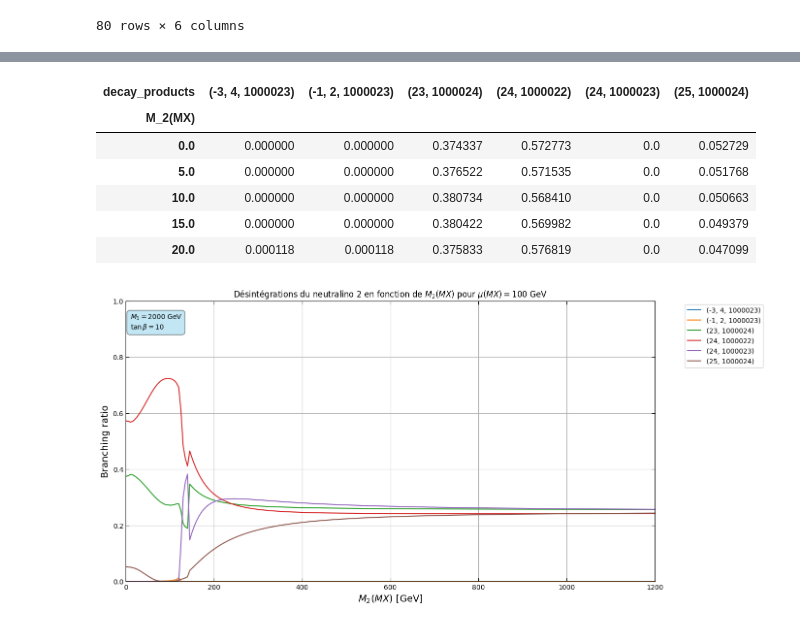
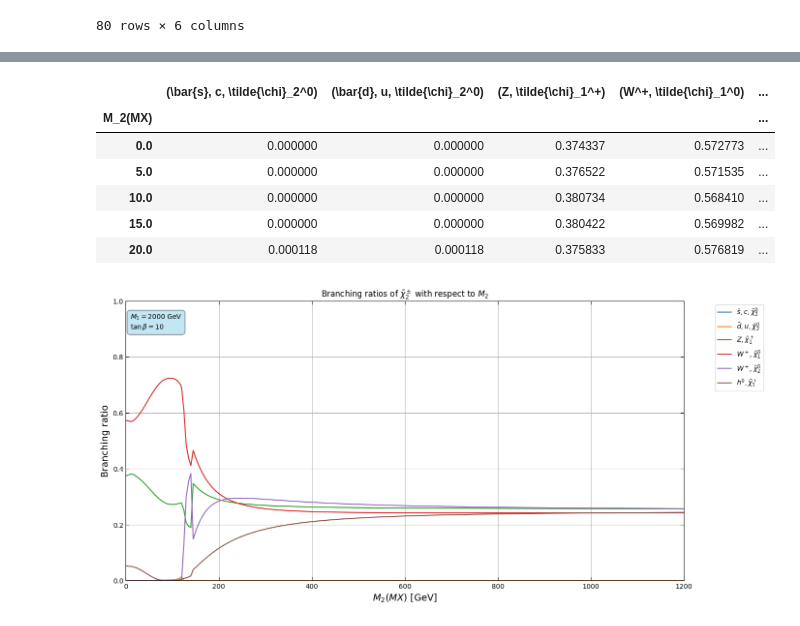
Before and after one commit to Ryudoro/softsusy, a Jupyter notebook: analysis/figure2.ipynb, the cells around one changed output, grey strips where cells are left out. Drawn from its saved outputs; the diff is of its cells as text; code cells hidden in the pictures.

```diff
--- a/analysis/figure2.ipynb
+++ b/analysis/figure2.ipynb
@@ -3,6 +3,8 @@ from figure1 import extract_slha
 from figure1 import slha_folder
 from figure1 import plot
 import pandas as pd
+from particle_name import particles_names
+particles_name = particles_names()
 # %%
 df_desin = slha_folder('M2from0to1200M12000mu100')
 # %%
@@ -33,6 +35,9 @@ pivot_data_N3 = grouped_data_N3.pivot(index='M_2(MX)', columns='decay_products',
 
 # Fill NaN values with 0
 pivot_data_N3.fillna(0, inplace=True)
+def latex_decay_products_to_names(decay_tuple_str):
+    return tuple(particles_name.get(int(pid.strip()), pid.strip()) for pid in decay_tuple_str.strip('()').split(','))
 
+pivot_data_N3.columns = [latex_decay_products_to_names(str(col)) for col in pivot_data_N3.columns]
 pivot_data_N3.head()
 # %% [output]
@@ -55,18 +60,18 @@ pivot_data_C2 = grouped_data_C2.pivot(index='M_2(MX)', columns='decay_products',
 
 # Fill NaN values with 0
 pivot_data_C2.fillna(0, inplace=True)
-
+pivot_data_C2.columns = [latex_decay_products_to_names(str(col)) for col in pivot_data_C2.columns]
 pivot_data_C2.head()
 # %% [output]
-| decay_products | (-3, 4, 1000023) | (-1, 2, 1000023) | (23, 1000024) | (24, 1000022) | (24, 1000023) | (25, 1000024) |
-| M_2(MX) |  |  |  |  |  |  |
-| 0.0 | 0.000000 | 0.000000 | 0.374337 | 0.572773 | 0.0 | 0.052729 |
-| 5.0 | 0.000000 | 0.000000 | 0.376522 | 0.571535 | 0.0 | 0.051768 |
-| 10.0 | 0.000000 | 0.000000 | 0.380734 | 0.568410 | 0.0 | 0.050663 |
-| 15.0 | 0.000000 | 0.000000 | 0.380422 | 0.569982 | 0.0 | 0.049379 |
-| 20.0 | 0.000118 | 0.000118 | 0.375833 | 0.576819 | 0.0 | 0.047099 |
+|  | (\bar{s}, c, \tilde{\chi}_2^0) | (\bar{d}, u, \tilde{\chi}_2^0) | (Z, \tilde{\chi}_1^+) | (W^+, \tilde{\chi}_1^0) | ... |
+| M_2(MX) |  |  |  |  | ... |
+| 0.0 | 0.000000 | 0.000000 | 0.374337 | 0.572773 | ... |
+| 5.0 | 0.000000 | 0.000000 | 0.376522 | 0.571535 | ... |
+| 10.0 | 0.000000 | 0.000000 | 0.380734 | 0.568410 | ... |
+| 15.0 | 0.000000 | 0.000000 | 0.380422 | 0.569982 | ... |
+| 20.0 | 0.000118 | 0.000118 | 0.375833 | 0.576819 | ... |
 # %%
-plot(pivot_data_C2, 2000, 100, 10, '', '-')
+plot(pivot_data_C2, 2000, 100, 10, r'Branching ratios of $\tilde{\chi}_2^\pm$ with respect to $M_2$', '-')
 # %% [output]
-[figure, old version]
+[figure, new version]
 # %%
```
Also changed, not shown: parts of 3 cells of this notebook, 1 other file.
